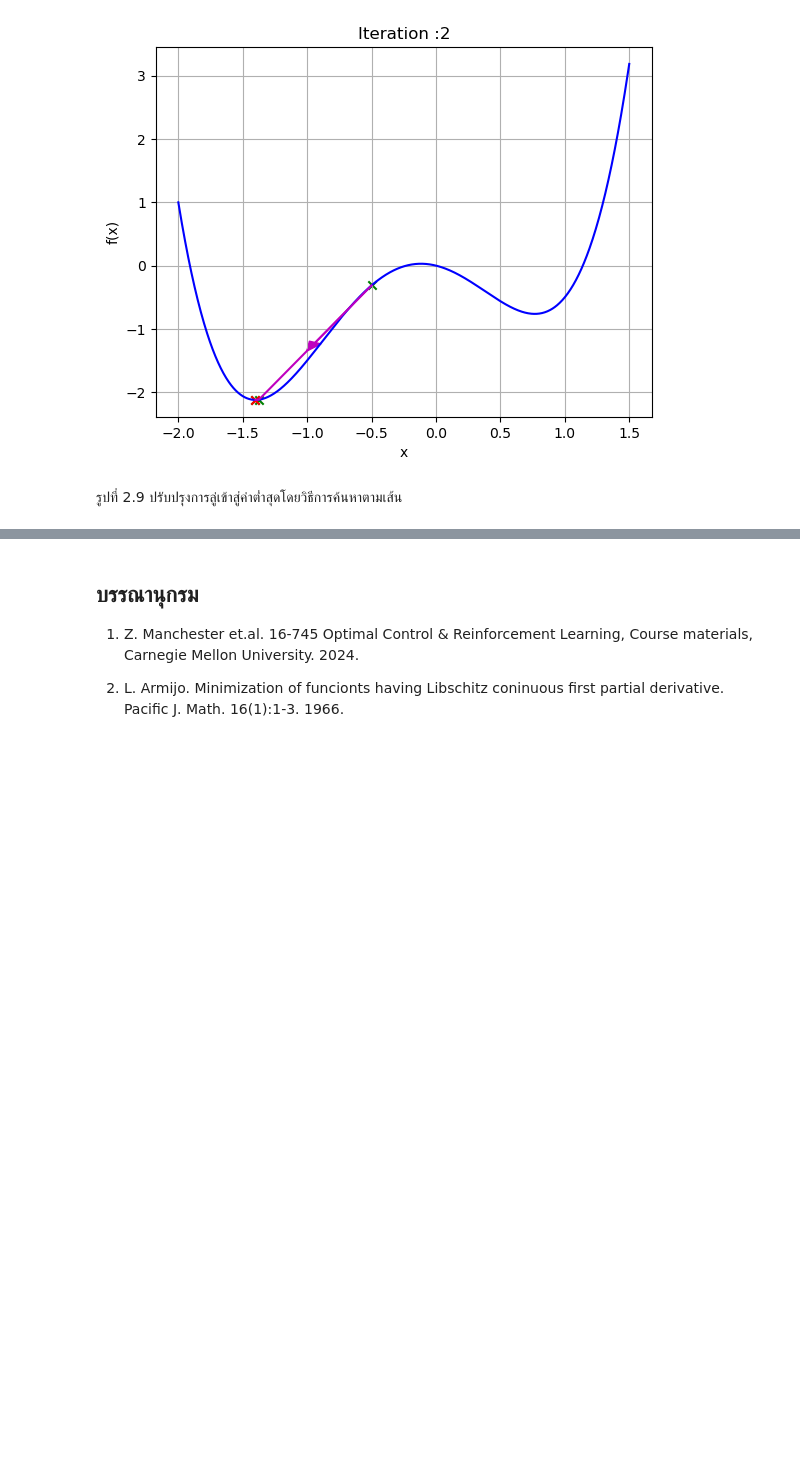
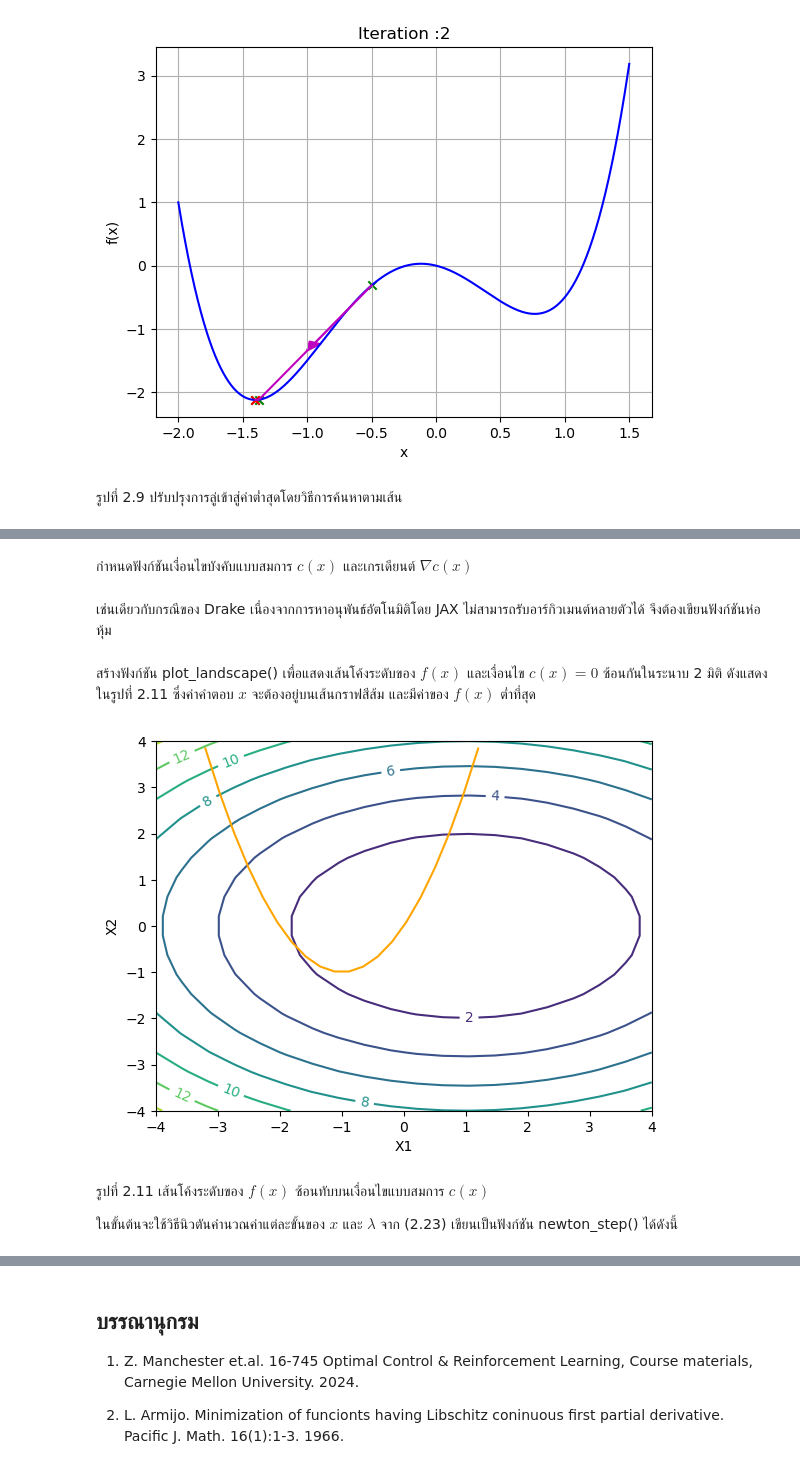
Before and after one commit to dewdotninja/ocrl, a Jupyter notebook: doc/notebooks/chapter2.ipynb, the cells around one changed output, grey strips where cells are left out. Drawn from its saved outputs; the diff is of its cells as text; code cells hidden in the pictures; blank space fills up the shorter version.

```diff
--- a/doc/notebooks/chapter2.ipynb
+++ b/doc/notebooks/chapter2.ipynb
@@ -550,0 +721,19 @@ plot_steps(x,xguess,f,i)
+# %%
+Q = np.diag([0.5,1])
+
+# objective function
+def f(x):
+    x1 = np.array(x) - np.array([[1],[0]])
+    return 0.5*(x1.T@Q@x1)[0,0]
+
+# gradient
+def df(x):
+    x1 = np.array(x) - np.array([[1],[0]])
+    print(x1.shape)
+    return Q@x1
+
+# hessian
+def d2f(x):
+    return Q
+# %% [markdown]
+กำหนดฟังก์ชันเงื่อนไขบังคับแบบสมการ $c(x)$ และเกรเดียนต์ $\nabla c(x)$
@@ -550,0 +747,3 @@ plot_steps(x,xguess,f,i)
+# %% [markdown]
+เช่นเดียวกับกรณีของ Drake เนื่องจากการหาอนุพันธ์อัตโนมิติโดย JAX ไม่สามารถรับอาร์กิวเมนต์หลายตัวได้
+จึงต้องเขียนฟังก์ชันห่อหุ้ม
@@ -550,0 +754,36 @@ plot_steps(x,xguess,f,i)
+# %% [markdown]
+สร้างฟังก์ชัน plot_landscape() เพื่อแสดงเส้นโค้งระดับของ $f(x)$ และเงื่อนไข $c(x)=0$
+ซ้อนกันในระนาบ 2 มิติ ดังแสดงในรูปที่ 2.11 ซึ่งค่าคำตอบ $x$ จะต้องอยู่บนเส้นกราฟสีส้ม
+และมีค่าของ $f(x)$ ต่ำที่สุด
+# %%
+def plot_landscape():
+    # plot level curve of f(x)
+    Nsamp = 20
+    x = np.linspace(-4,4,Nsamp)
+    y = np.linspace(-4,4,Nsamp)
+    X, Y = np.meshgrid(x,y)
+    Z = np.zeros((Nsamp,Nsamp))
+    for j in range(Nsamp):
+        for k in range(Nsamp):
+            Z[j,k] = f([[X[j,k]], [Y[j,k]]])
+    fig, ax = plt.subplots()
+    CS = ax.contour(X,Y,Z)
+    ax.clabel(CS, fontsize = 10)
+    ax.set_xlabel('X1')
+    ax.set_ylabel('X2')
+
+    # plot constraint c(x)
+    xc = np.linspace(-3.2,1.2, Nsamp)
+    yc = xc**2+2.0*xc
+    ax.plot(xc,yc,'orange')
+
+    return ax
+
+ax = plot_landscape()
+# %% [output]
+[figure, added]
+# %% [markdown]
+รูปที่ 2.11 เส้นโค้งระดับของ $f(x)$ ซ้อนทับบนเงื่อนไขแบบสมการ $c(x)$
+
+ในขั้นต้นจะใช้วิธีนิวตันคำนวณค่าแต่ละขั้นของ $x$ และ $\lambda$ จาก (2.23)
+เขียนเป็นฟังก์ชัน newton_step() ได้ดังนี้
```
Also changed, not shown: parts of 27 cells of this notebook.
